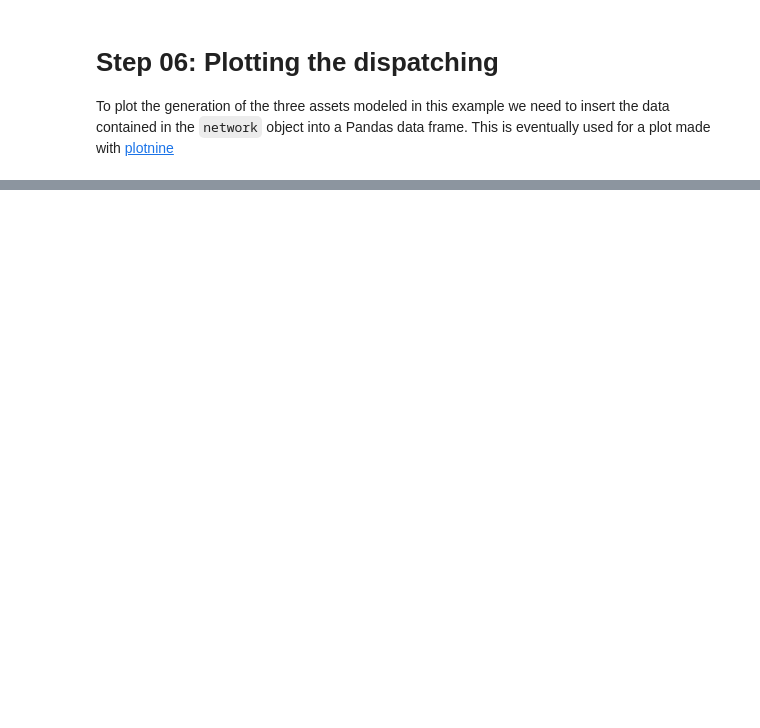
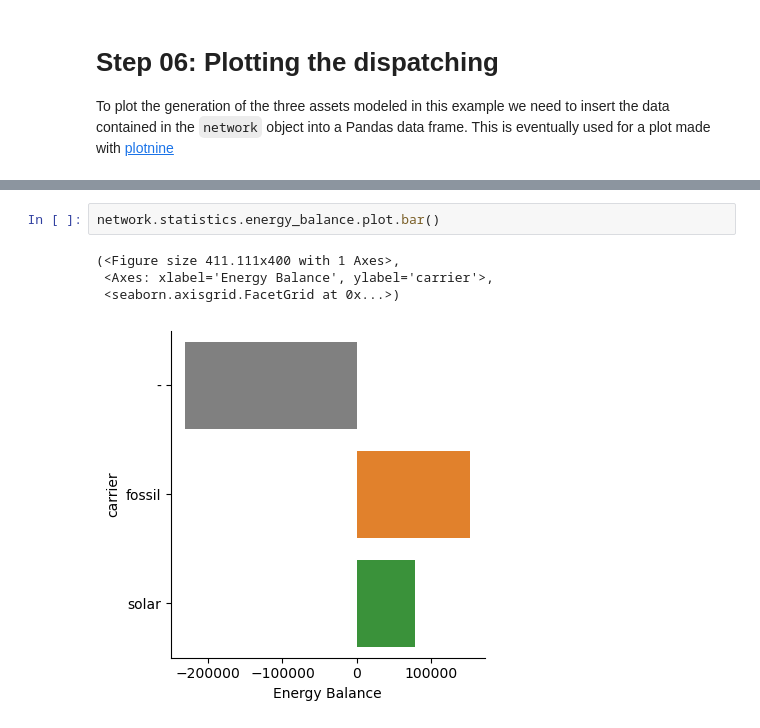
Before and after one commit to matteodefelice/energy-climate-cookbook, a Jupyter notebook: notebooks/2026.model_with_zarr.ipynb, the cells around one changed output, grey strips where cells are left out. Drawn from its saved outputs; the diff is of its cells as text; blank space fills up the shorter version.

```diff
--- a/notebooks/2026.model_with_zarr.ipynb
+++ b/notebooks/2026.model_with_zarr.ipynb
@@ -210,0 +202,7 @@ plt.show()
+# %%
+network.statistics.energy_balance.plot.bar()
+# %% [output]
+(<Figure size 411.111x400 with 1 Axes>,
+ <Axes: xlabel='Energy Balance', ylabel='carrier'>,
+ <seaborn.axisgrid.FacetGrid at 0x...>)
+[figure, added]
```
Also changed, not shown: parts of 15 cells of this notebook, 1 other file.
